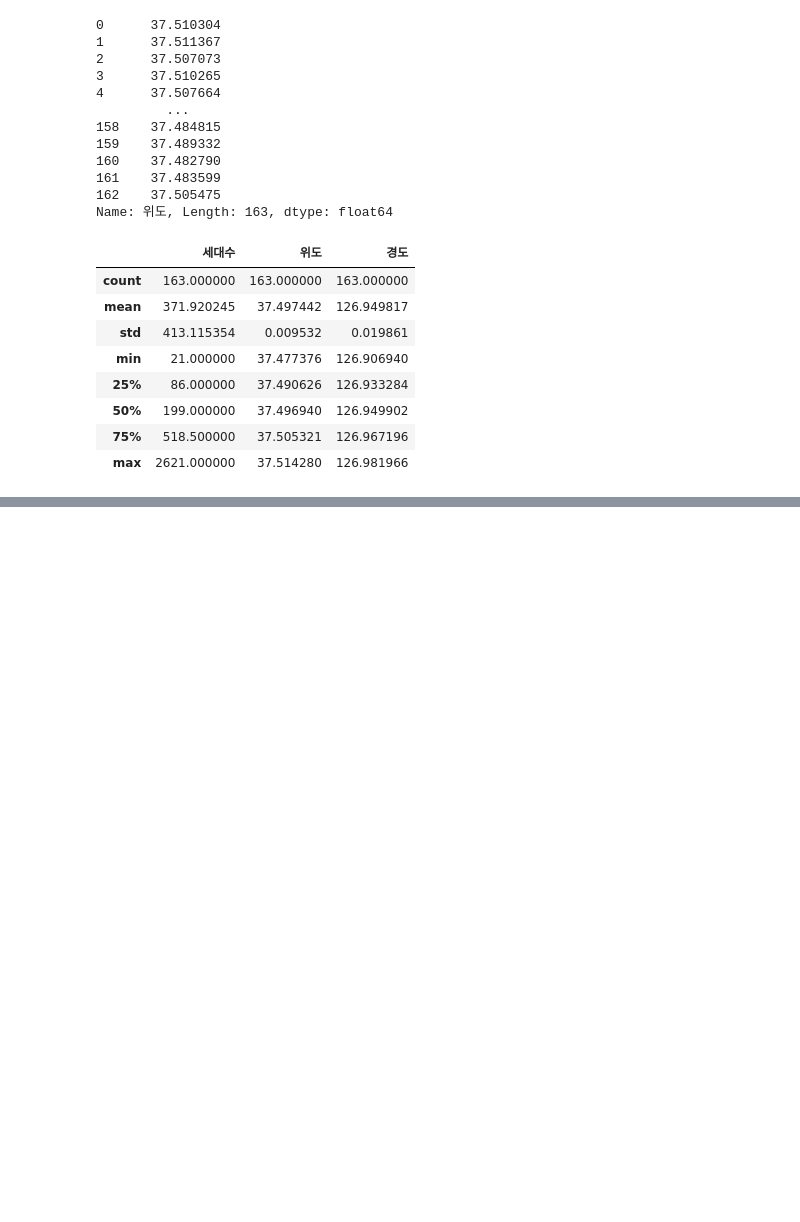
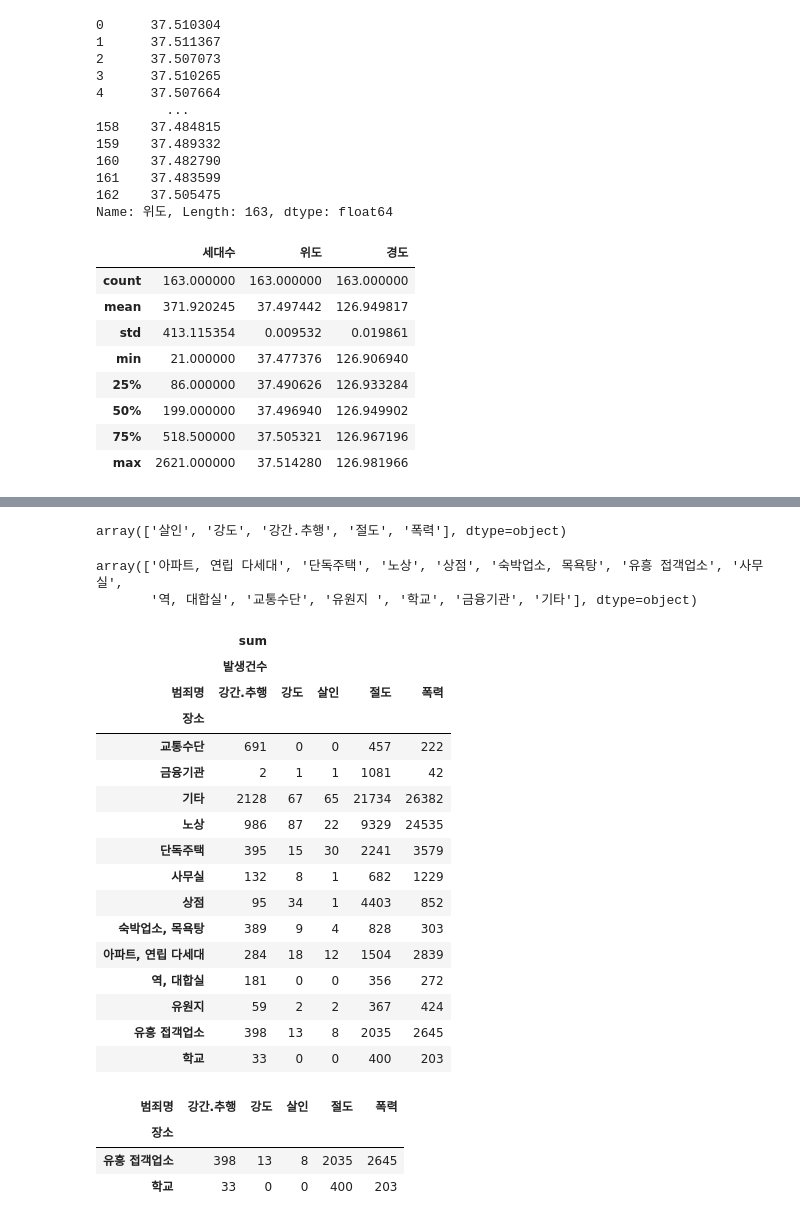
Before and after one commit to offpython/EDA, a Jupyter notebook: 02. Analysis Seoul Crime.ipynb, the cells around one changed output, grey strips where cells are left out. Cells and saved outputs as stored; diff of their text form; code cells hidden in the pictures; blank space fills up the shorter version.

```diff
--- a/02. Analysis Seoul Crime.ipynb
+++ b/02. Analysis Seoul Crime.ipynb
@@ -2104,0 +2293,5 @@ m
+# %%
+# 추가 검증
+
+crime_loc_raw = pd.read_csv("../data/02. crime_in_Seoul_location.csv", thousands=",", encoding="euc-kr")
+crime_loc_raw.tail()
@@ -2104,0 +2318,36 @@ m
+# %%
+crime_loc_raw.범죄명.unique()
+# %% [output]
+array(['살인', '강도', '강간.추행', '절도', '폭력'], dtype=object)
+# %%
+crime_loc_raw["장소"].unique()
+# %% [output]
+array(['아파트, 연립 다세대', '단독주택', '노상', '상점', '숙박업소, 목욕탕', '유흥 접객업소', '사무실',
+       '역, 대합실', '교통수단', '유원지 ', '학교', '금융기관', '기타'], dtype=object)
+# %%
+crime_loc = crime_loc_raw.pivot_table(
+    crime_loc_raw,
+    index = "장소",
+    columns = "범죄명",
+    aggfunc= [np.sum]
+)
+
+crime_loc
+# %% [output]
+|  | sum |  |  |  |  |
+|  | 발생건수 |  |  |  |  |
+| 범죄명 | 강간.추행 | 강도 | 살인 | 절도 | 폭력 |
+| 장소 |  |  |  |  |  |
+| 교통수단 | 691 | 0 | 0 | 457 | 222 |
+| 금융기관 | 2 | 1 | 1 | 1081 | 42 |
+| 기타 | 2128 | 67 | 65 | 21734 | 26382 |
+| 노상 | 986 | 87 | 22 | 9329 | 24535 |
+| 단독주택 | 395 | 15 | 30 | 2241 | 3579 |
+| 사무실 | 132 | 8 | 1 | 682 | 1229 |
+| 상점 | 95 | 34 | 1 | 4403 | 852 |
+| 숙박업소, 목욕탕 | 389 | 9 | 4 | 828 | 303 |
+| 아파트, 연립 다세대 | 284 | 18 | 12 | 1504 | 2839 |
+| 역, 대합실 | 181 | 0 | 0 | 356 | 272 |
+| 유원지 | 59 | 2 | 2 | 367 | 424 |
+| 유흥 접객업소 | 398 | 13 | 8 | 2035 | 2645 |
+| 학교 | 33 | 0 | 0 | 400 | 203 |
@@ -2104,0 +2356,7 @@ m
+# %%
+crime_loc.tail(2)
+# %% [output]
+| 범죄명 | 강간.추행 | 강도 | 살인 | 절도 | 폭력 |
+| 장소 |  |  |  |  |  |
+| 유흥 접객업소 | 398 | 13 | 8 | 2035 | 2645 |
+| 학교 | 33 | 0 | 0 | 400 | 203 |
```
Also changed, not shown: parts of 22 cells of this notebook.
